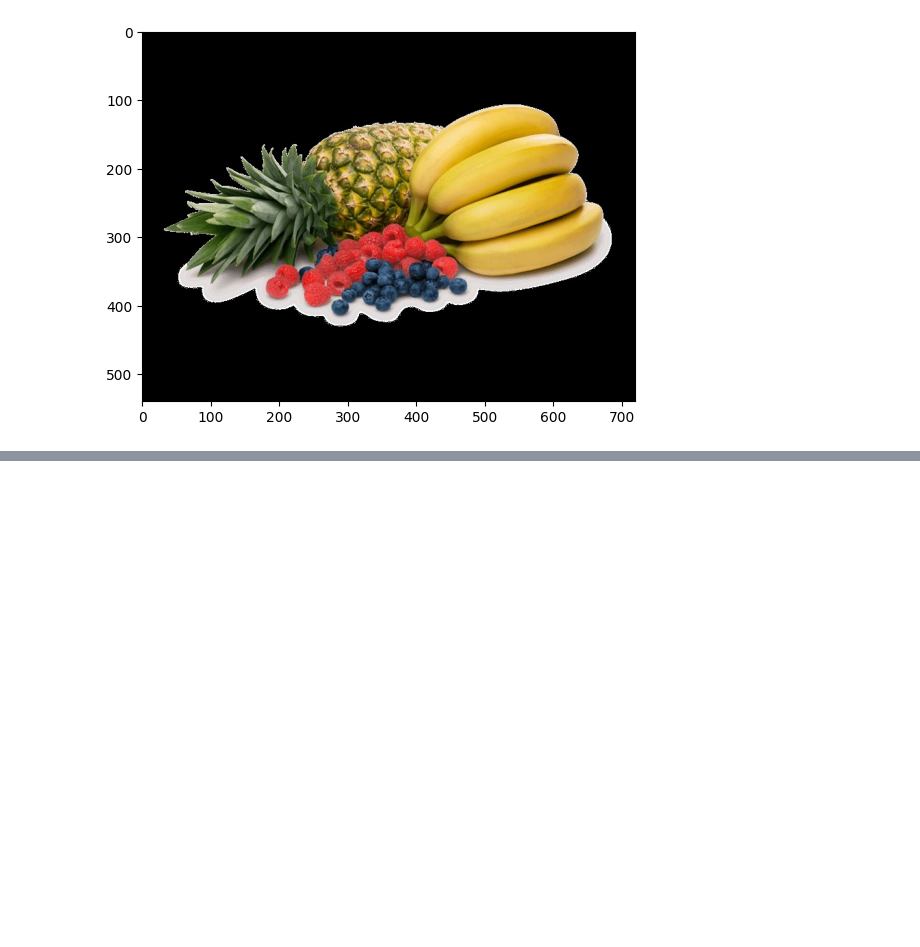
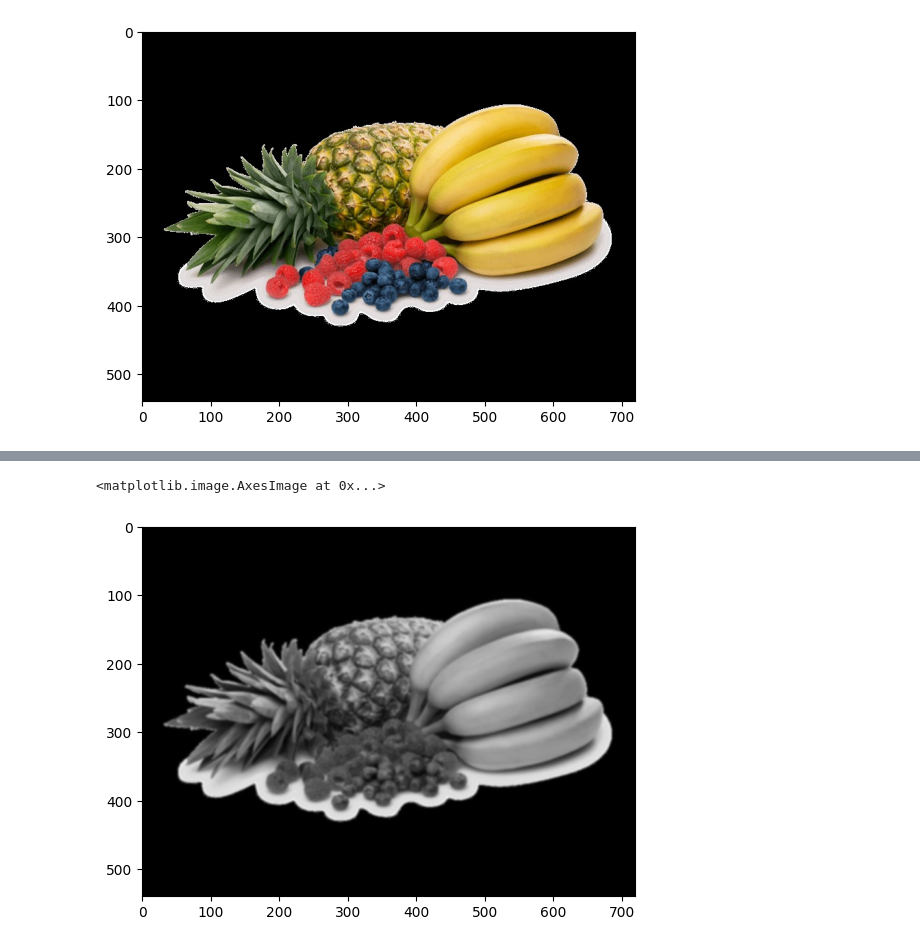
Before and after one commit to adnanzaih/segmentation_hexagonlavish, a Jupyter notebook: src/Thresholding.ipynb, the cells around one changed output, grey strips where cells are left out. Cells and saved outputs as stored; diff of their text form; code cells hidden in the pictures; blank space fills up the shorter version.

```diff
--- a/src/Thresholding.ipynb
+++ b/src/Thresholding.ipynb
@@ -26 +19,7 @@ plt.imshow(gray, cmap='gray', vmin=0, vmax=255)
 [figure]
+# %%
+blur = cv2.GaussianBlur(gray,(7,7),0)
+plt.imshow(blur, cmap='gray', vmin=0, vmax=255)
+# %% [output]
+<matplotlib.image.AxesImage at 0x...>
+[figure, added]
```
Also changed, not shown: parts of 6 cells of this notebook.
